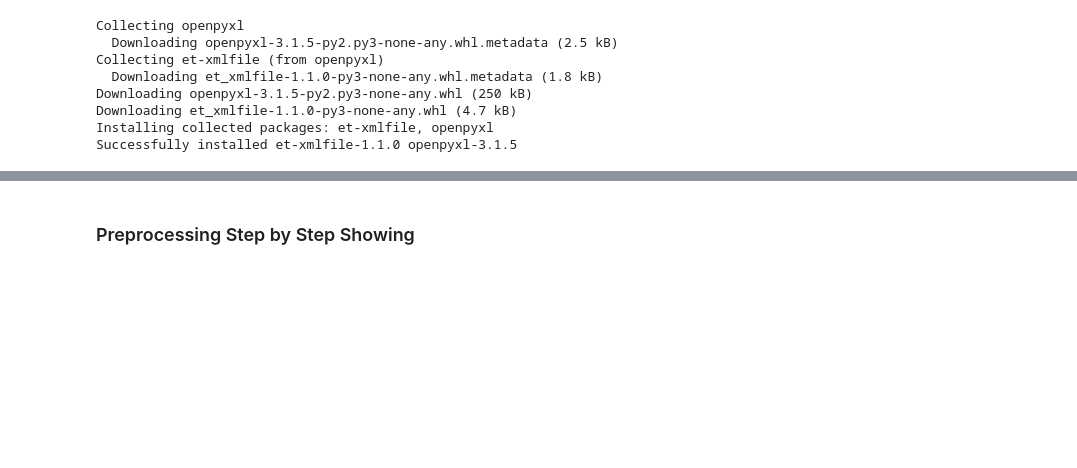
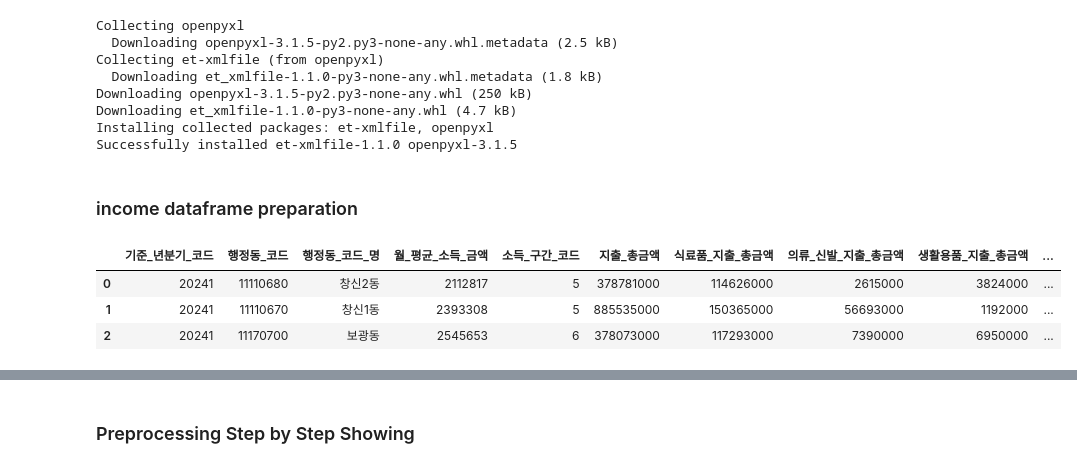
Before and after one commit to jieun0441/XMC, a Jupyter notebook: M-B_Self_containment Calculation_dong_ver2.ipynb, the cells around one changed output, grey strips where cells are left out. Saved outputs shown, nothing was run; the diff lists cells and outputs as text; code cells hidden in the pictures; blank space fills up the shorter version.

```diff
--- a/M-B_Self_containment Calculation_dong_ver2.ipynb
+++ b/M-B_Self_containment Calculation_dong_ver2.ipynb
@@ -43,3 +43,14 @@ Downloading openpyxl-3.1.5-py2.py3-none-any.whl (250 kB)
 Downloading et_xmlfile-1.1.0-py3-none-any.whl (4.7 kB)
 Installing collected packages: et-xmlfile, openpyxl
 Successfully installed et-xmlfile-1.1.0 openpyxl-3.1.5
+# %% [markdown]
+### income dataframe preparation
+# %%
+#@ loading the income data
+df_income = pd.read_csv('/content/drive/MyDrive/FMC_Data/Income_variable/서울시 상권분석서비스(소득소비-행정동).csv', engine = 'python', encoding = 'cp949')
+df_income.head(3)
+# %% [output]
+|  | 기준_년분기_코드 | 행정동_코드 | 행정동_코드_명 | 월_평균_소득_금액 | 소득_구간_코드 | 지출_총금액 | 식료품_지출_총금액 | 의류_신발_지출_총금액 | 생활용품_지출_총금액 | ... |
+| 0 | 20241 | 11110680 | 창신2동 | 2112817 | 5 | 378781000 | 114626000 | 2615000 | 3824000 | ... |
+| 1 | 20241 | 11110670 | 창신1동 | 2393308 | 5 | 885535000 | 150365000 | 56693000 | 1192000 | ... |
+| 2 | 20241 | 11170700 | 보광동 | 2545653 | 6 | 378073000 | 117293000 | 7390000 | 6950000 | ... |
```
Also changed, not shown: parts of 6 cells of this notebook.
